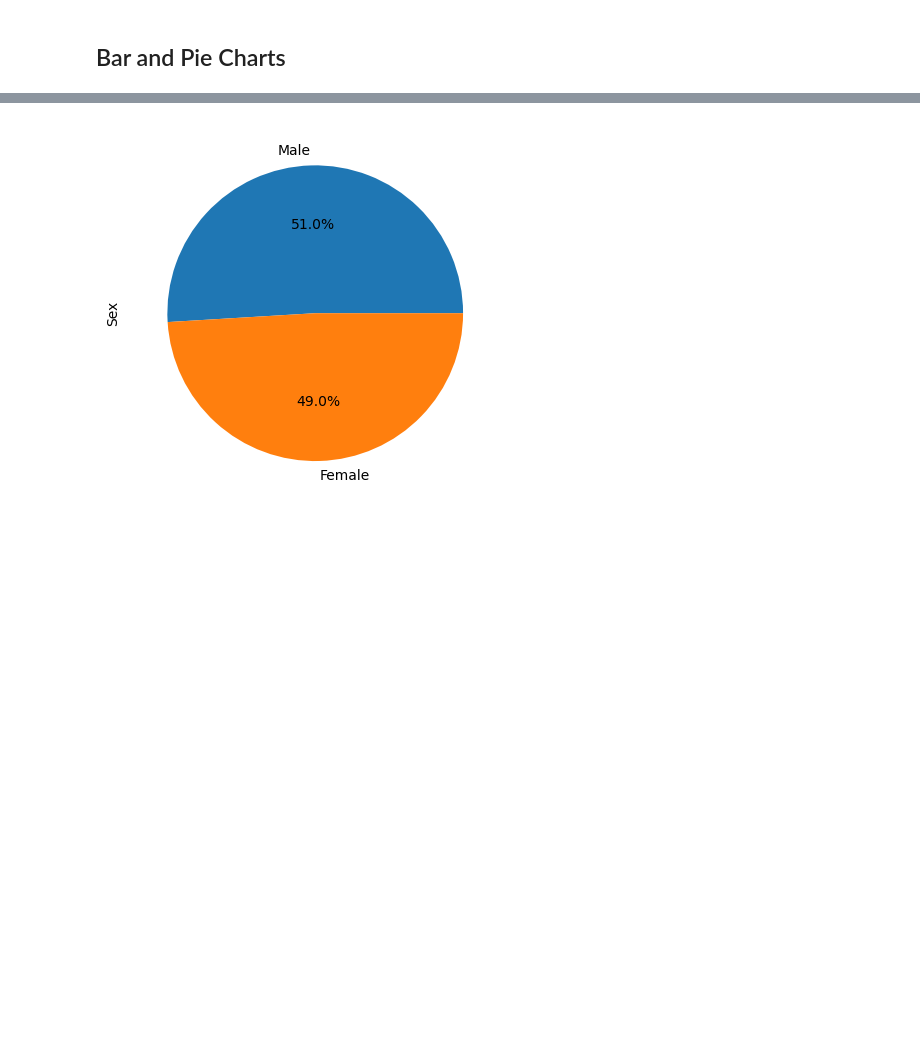
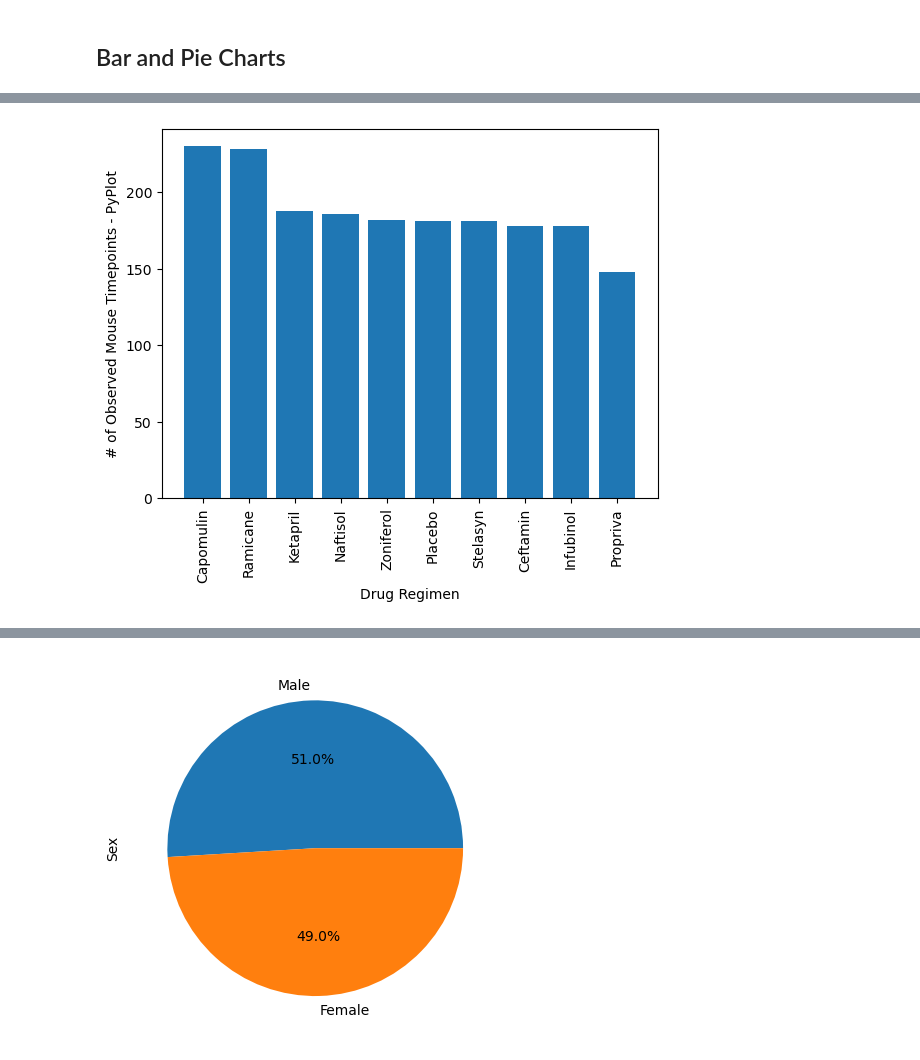
Before and after one commit to rfe123/umn_data_matplotlib_challenge, a Jupyter notebook: Pymaceuticals/pymaceuticals_starter.ipynb, the cells around one changed output, grey strips where cells are left out. Cells and saved outputs as stored; diff of their text form; code cells hidden in the pictures; blank space fills up the shorter version.

```diff
--- a/Pymaceuticals/pymaceuticals_starter.ipynb
+++ b/Pymaceuticals/pymaceuticals_starter.ipynb
@@ -159,2 +151,17 @@ ValueError: `bins` must increase monotonically, when an array
+# %%
+# Generate a bar plot showing the total number of rows (Mouse ID/Timepoints) for each drug regimen using pyplot.
+drug_group = drugs_df.reset_index()
+
+drug_counts = [val for val in drug_group['Mouse ID']]
+x_axis = np.arange(len(drug_counts))
+tick_locations = [val for val in drug_group['Drug Regimen']]
+
+plt.bar(x_axis, drug_counts,align='center')
+plt.xlabel('Drug Regimen')
+plt.xticks(x_axis, tick_locations,rotation=90)
+plt.ylabel('# of Observed Mouse Timepoints - PyPlot')
+plt.show()
+# %% [output]
+[figure, added]
 # %%
 # Generate a pie plot showing the distribution of female versus male mice using Pandas
```
Also changed, not shown: parts of 4 cells of this notebook.
